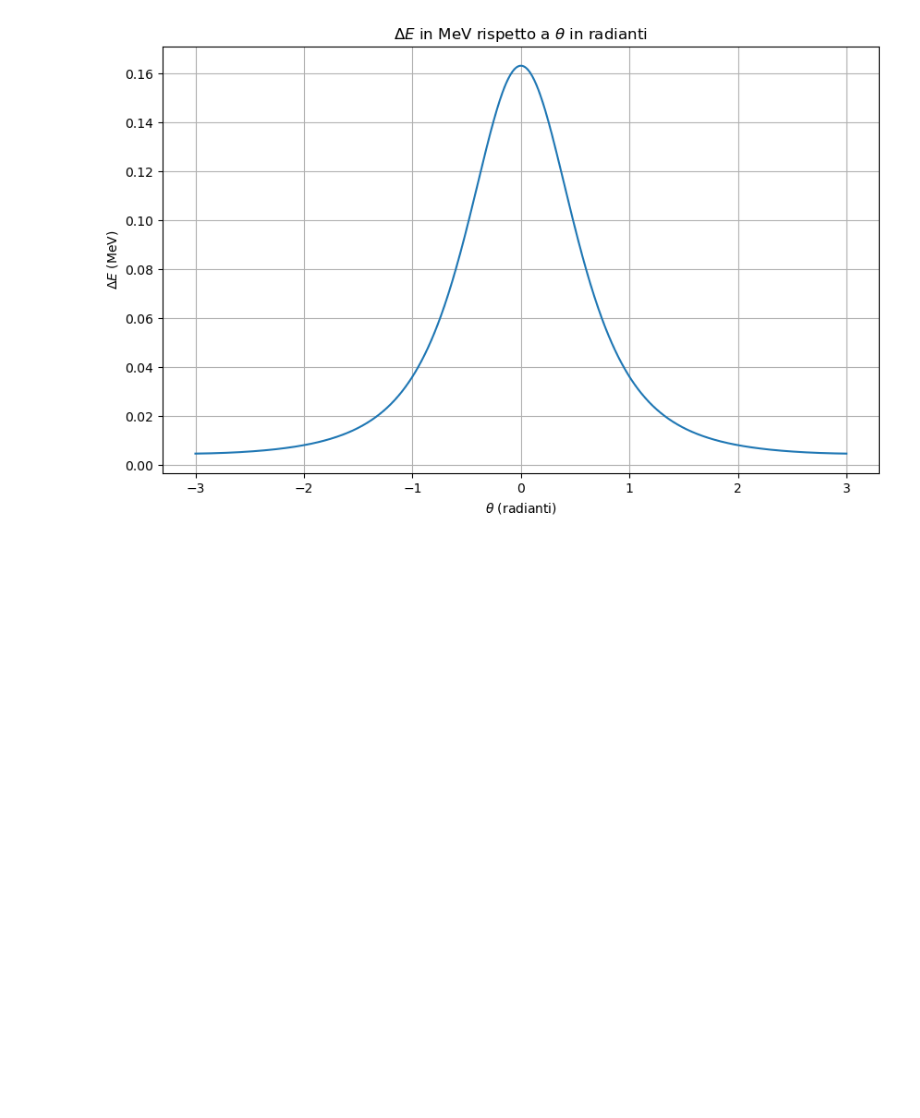
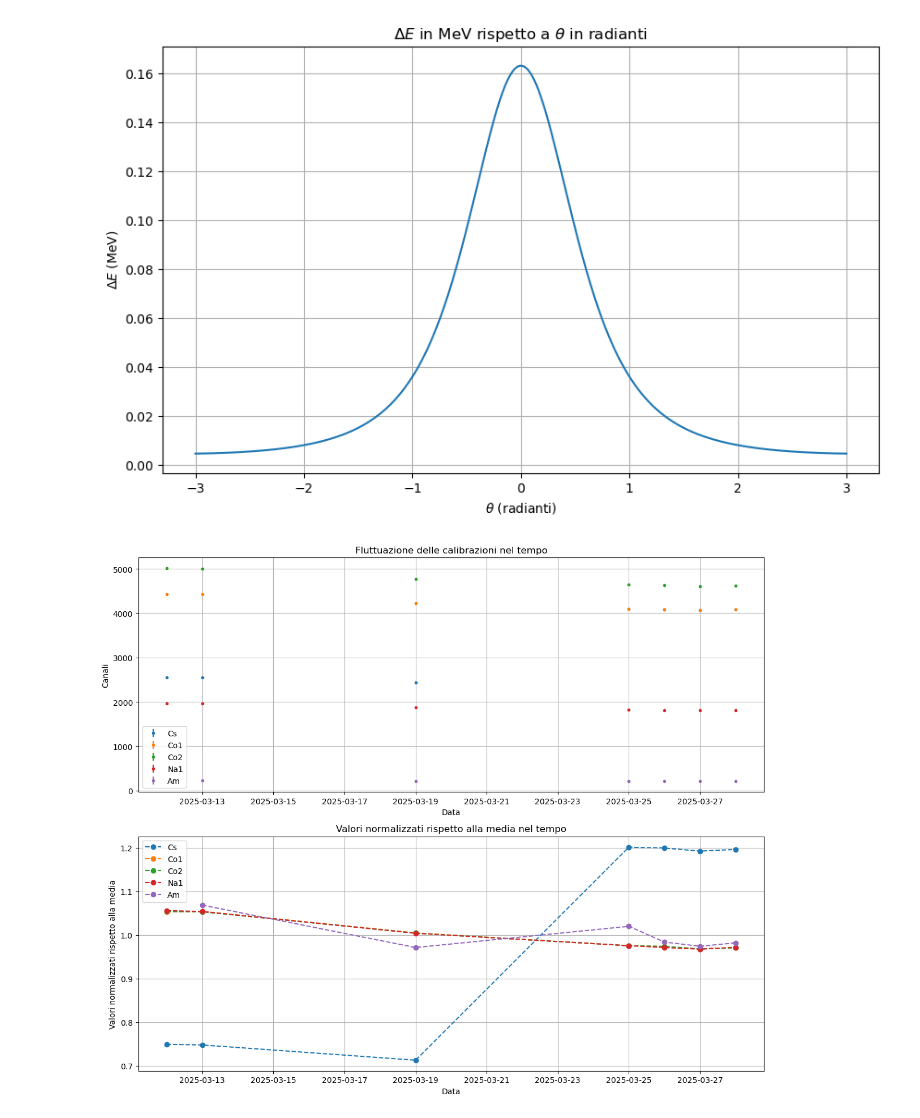
Before and after one commit to JuliaFavaro/Lab-Fund-Int, a Jupyter notebook: Compton/Calcoli_veloci.ipynb, the cells around one changed output. Saved outputs shown, nothing was run; the diff lists cells and outputs as text; code cells hidden in the pictures; blank space fills up the shorter version.

```diff
--- a/Compton/Calcoli_veloci.ipynb
+++ b/Compton/Calcoli_veloci.ipynb
@@ -593,3 +593,95 @@ plt.grid(True)
 plt.show()
 # %% [output]
 [figure]
+# %%
+import numpy as np
+import matplotlib.pyplot as plt
+import datetime
+
+# Data
+dates = ["12.03", "13.03","19.03", "25.03", "26.03", "27.03", "28.03"]
+dates = [datetime.datetime.strptime(date + ".2025", "%d.%m.%Y") for date in dates]
+
+Cs = np.array([2554.0, 2548.0, 2429.0,
+               4094, 4087, 4063, 4076])
+dCs = np.array([0.3, 0.4, 0.1,
+                1, 1, 1, 1])
+
+Co1 = np.array([4420, 4425,4218,
+                4094, 4087, 4063, 4076])
+dCo1 = np.array([1, 1, 1,
+                 1, 1, 1, 1])
+
+Co2 = np.array([5010, 5006, 4774,
+                4637, 4629, 4602, 4615])
+dCo2 = np.array([1, 1,1,
+                 1, 1, 1, 1])
+
+Na1 = np.array([1968, 1964, 1871,
+                1818, 1810, 1803, 1811])
+dNa1 = np.array([1, 1, 1,
+                 1, 1, 1, 1])
+
+Am = np.array([228.6, 207.8,
+               218.2, 210.5, 208.4, 210.1])
+dAm = np.array([0.1, 0.1, 0.1, 0.1, 0.1, 0.1])
+
+# Plot data
+plt.figure(figsize=(12, 10))
+
+# Plot channels
+plt.subplot(2, 1, 1)
+plt.errorbar(dates, Cs, yerr=dCs, fmt='.', label='Cs')
+plt.errorbar(dates, Co1, yerr=dCo1, fmt='.', label='Co1')
+plt.errorbar(dates, Co2, yerr=dCo2, fmt='.', label='Co2')
+plt.errorbar(dates, Na1, yerr=dNa1, fmt='.', label='Na1')
+plt.errorbar(dates[1:], Am, yerr=dAm, fmt='.', label='Am')
+
+plt.xlabel("Data")
+plt.ylabel("Canali")
+plt.legend()
+plt.grid()
+plt.title("Fluttuazione delle calibrazioni nel tempo")
+
+# Normalize values relative to mean
+Cs_norm = Cs / np.mean(Cs)
+Co1_norm = Co1 / np.mean(Co1)
+Co2_norm = Co2 / np.mean(Co2)
+Na1_norm = Na1 / np.mean(Na1)
+Am_norm = Am / np.mean(Am)
+
+# Plot normalized values
+plt.subplot(2, 1, 2)
+plt.plot(dates, Cs_norm, 'o--', label='Cs')
+plt.plot(dates, Co1_norm, 'o--', label='Co1')
+plt.plot(dates, Co2_norm, 'o--', label='Co2')
+plt.plot(dates, Na1_norm, 'o--', label='Na1')
+plt.plot(dates[1:], Am_norm, 'o--', label='Am')
+
+plt.xlabel("Data")
+plt.ylabel("Valori normalizzati rispetto alla media")
+plt.legend(loc="best")
+plt.title("Valori normalizzati rispetto alla media nel tempo")
+
+# Show plot
+plt.tight_layout()
+plt.grid()
+plt.show()
+
+# Calculate maximum variation in percentage between successive values
+def max_successive_variation(arr):
+    return np.max(np.abs(np.diff(arr) / arr[:-1]) * 100)
+
+max_variation_successive = {
+    "Cs": max_successive_variation(Cs),
+    "Co1": max_successive_variation(Co1),
+    "Co2": max_successive_variation(Co2),
+    "Na1": max_successive_variation(Na1),
+    "Am": max_successive_variation(Am)
+}
+
+print("Maximum successive variation in percentage for each array:")
+for key, value in max_variation_successive.items():
+    print(f"{key}: {value:.2f}%")
+# %% [output]
+[figure, added]
```
Also changed, not shown: parts of 1 cell of this notebook, 42 other files.
